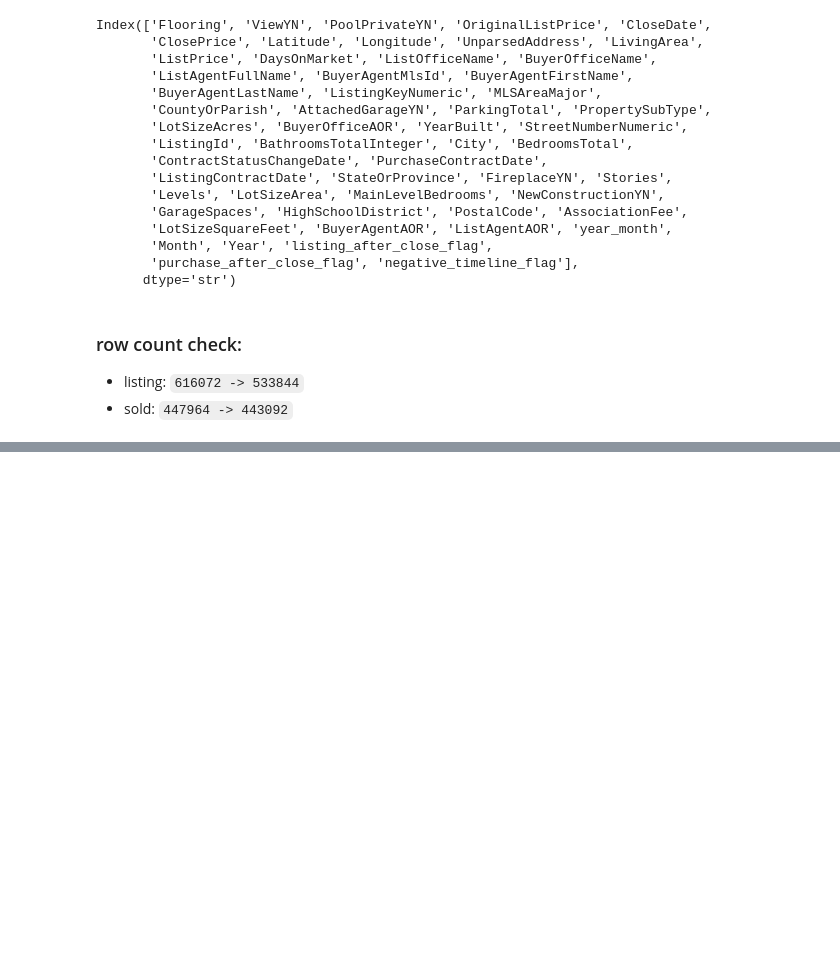
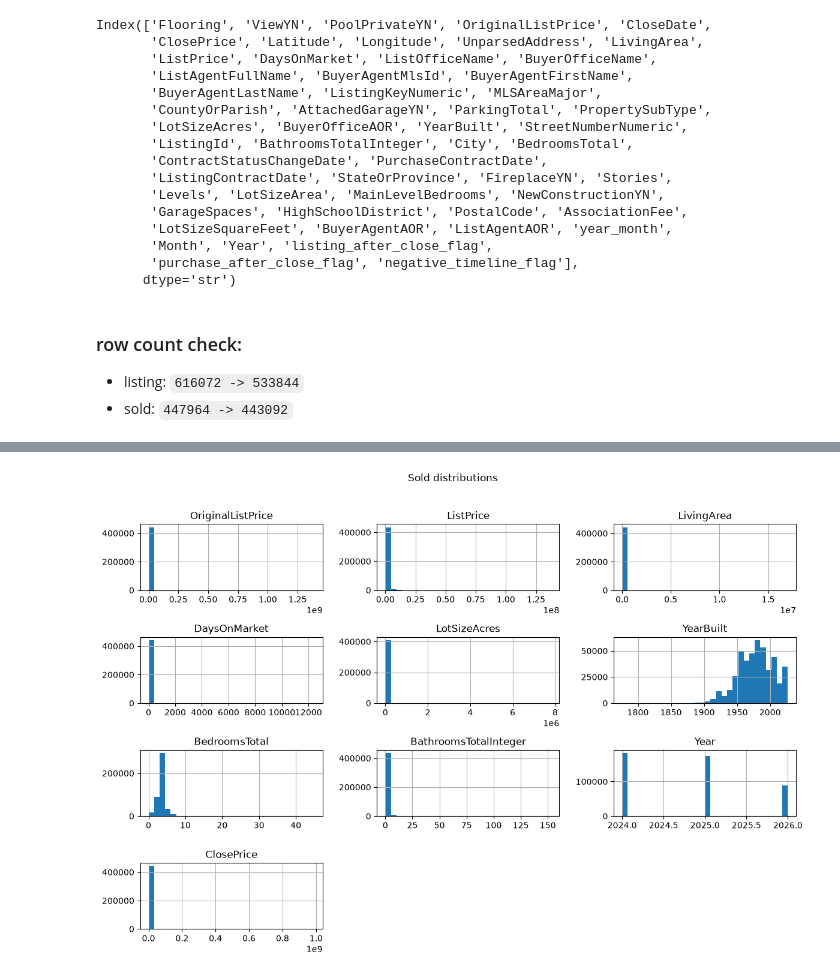
Before and after one commit to trenton-pham/idx-exchange, a Jupyter notebook: clean.ipynb, the cells around one changed output, grey strips where cells are left out. Drawn from its saved outputs; the diff is of its cells as text; code cells hidden in the pictures; blank space fills up the shorter version.

```diff
--- a/clean.ipynb
+++ b/clean.ipynb
@@ -254,0 +368,9 @@ Index(['Flooring', 'ViewYN', 'PoolPrivateYN', 'OriginalListPrice', 'CloseDate',
+# %%
+sold[sold_analysis_columns].clip(
+    upper=sold[sold_analysis_columns], axis=1
+).hist(bins=30, figsize=(12, 8))
+plt.suptitle("Sold distributions", y=1.02)
+plt.tight_layout()
+plt.show()
+# %% [output]
+[figure, added]
```
Also changed, not shown: parts of 15 cells of this notebook, 2 other files.
